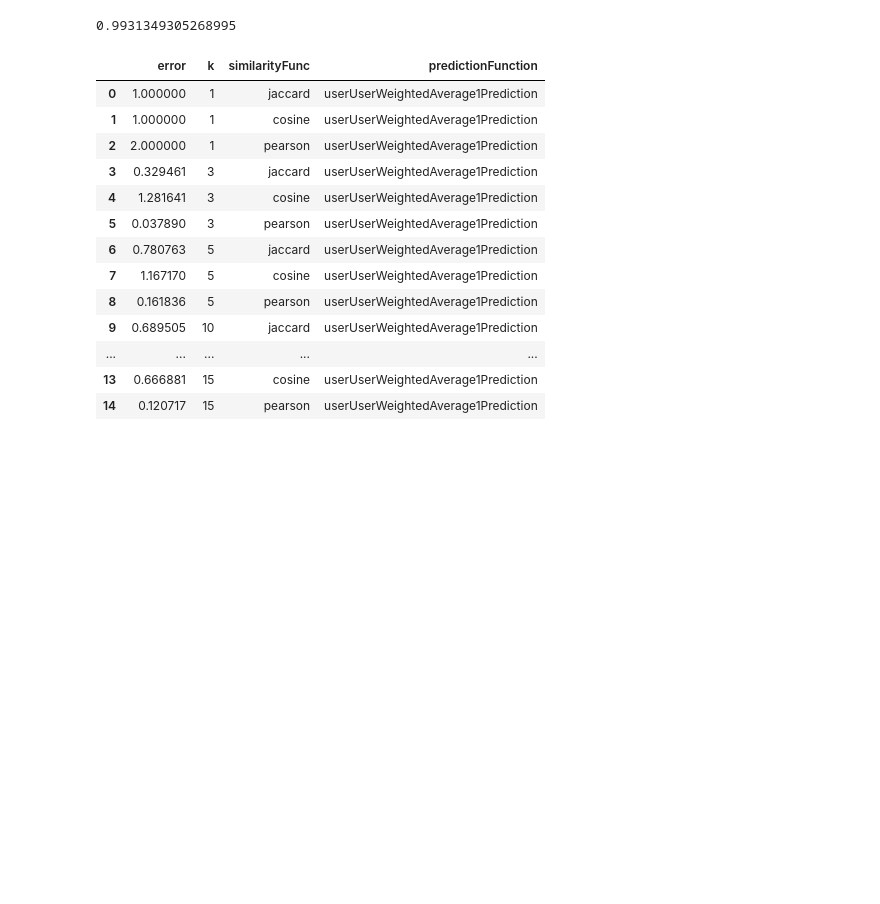
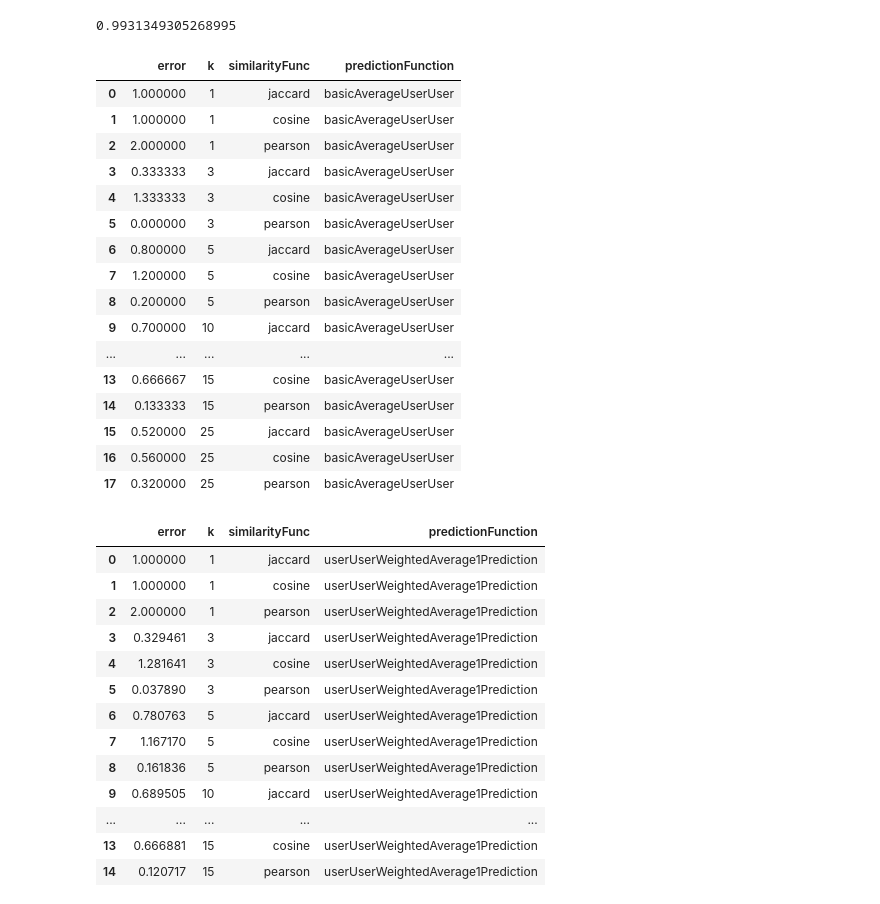
Before and after one commit to RyanChomistek/470hw3, a Jupyter notebook: homework_3.ipynb, the cells around one changed output. Drawn from its saved outputs; the diff is of its cells as text; code cells hidden in the pictures; blank space fills up the shorter version.

```diff
--- a/homework_3.ipynb
+++ b/homework_3.ipynb
@@ -196,14 +196,17 @@ import math
 import time
 
 def pearson(user1Id, user2Id, matrix):
+    '''
+    This is the pearson from the slides
+    '''
     (u1Vec, u2Vec) = intersection(user1Id, user2Id, matrix)
     u1Mean = np.mean(np.extract(matrix[user1Id] > 0, matrix[user1Id]))
     u2Mean = np.mean(np.extract(matrix[user2Id] > 0, matrix[user2Id]))
     u1Diff = (u1Vec - u1Mean)
     u2Diff = (u2Vec - u2Mean)
-    top = (u1Diff * u2Diff).sum()
+    covariance = (u1Diff * u2Diff).sum()
     bottom = math.sqrt((u1Diff*u1Diff).sum()*(u2Diff*u2Diff).sum())
-    return top / bottom
+    return covariance / bottom
 
 users_df_copy = users_df
 users_df_copy = users_df_copy[users_df_copy.UserId != 363]
@@ -213,6 +216,7 @@ pearson_df = users_df_copy.apply(lambda row: pd.Series(
         'UserId': row['UserId'],
         'pearson': pearson (363, row['UserId'], ratingMatrix)
     }),axis=1)
+
 pearson_df.sort_values('pearson', ascending = False)[0:10]
 # %% [output]
 |  | UserId | pearson |
@@ -486,3 +538,23 @@ GetRMSE(test, basicAverageUserUser, 25, pearson, "asd")
+# %%
+ParallelRMSE(test[:1], basicAverageUserUser, "basicAverageUserUser", ks, similarityFuncs)
+# %% [output]
+|  | error | k | similarityFunc | predictionFunction |
+| 0 | 1.000000 | 1 | jaccard | basicAverageUserUser |
+| 1 | 1.000000 | 1 | cosine | basicAverageUserUser |
+| 2 | 2.000000 | 1 | pearson | basicAverageUserUser |
+| 3 | 0.333333 | 3 | jaccard | basicAverageUserUser |
+| 4 | 1.333333 | 3 | cosine | basicAverageUserUser |
+| 5 | 0.000000 | 3 | pearson | basicAverageUserUser |
+| 6 | 0.800000 | 5 | jaccard | basicAverageUserUser |
+| 7 | 1.200000 | 5 | cosine | basicAverageUserUser |
+| 8 | 0.200000 | 5 | pearson | basicAverageUserUser |
+| 9 | 0.700000 | 10 | jaccard | basicAverageUserUser |
+| ... | ... | ... | ... | ... |
+| 13 | 0.666667 | 15 | cosine | basicAverageUserUser |
+| 14 | 0.133333 | 15 | pearson | basicAverageUserUser |
+| 15 | 0.520000 | 25 | jaccard | basicAverageUserUser |
+| 16 | 0.560000 | 25 | cosine | basicAverageUserUser |
+| 17 | 0.320000 | 25 | pearson | basicAverageUserUser |
 # %%
 #user user
 def userUserWeightedAverage1Prediction(row, k, simFunc):
```
Also changed, not shown: parts of 10 cells of this notebook.
